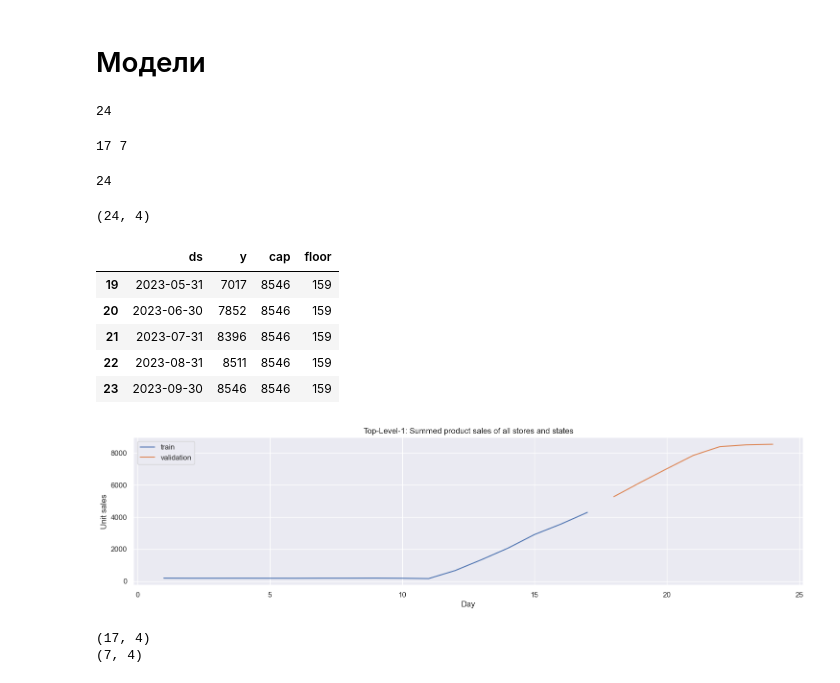
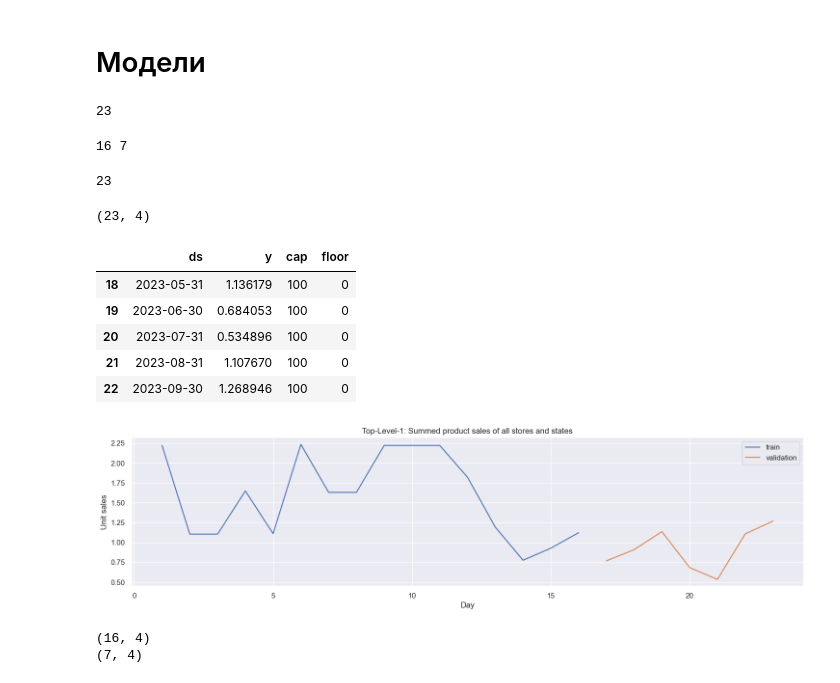
Before and after one commit to IT-Platoon/DashboardSber, a Jupyter notebook: src/notebooks/model_eq.ipynb, the cells around one changed output. Saved outputs shown, nothing was run; the diff lists cells and outputs as text; code cells hidden in the pictures.

```diff
--- a/src/notebooks/model_eq.ipynb
+++ b/src/notebooks/model_eq.ipynb
@@ -211,13 +208,13 @@ def metrics(y_true, y_pred):
 # %%
 TRAIN_END = -7
 # %%
-# timeseries = df_cr_pr.cr
+timeseries = df_cr_pr.cr
 # timeseries = df_cr_pr.pr
-timeseries = df_acquiring[series_cols].sum().values
+# timeseries = df_acquiring[series_cols].sum().values
 
 len(timeseries)
 # %% [output]
-24
+23
 # %%
 train_timeseries = timeseries[0:TRAIN_END]
 eval_timeseries = timeseries[TRAIN_END::]
@@ -226,26 +223,26 @@ print(len(train_timeseries), len(eval_timeseries))
 days = np.arange(1, len(train_timeseries) + len(eval_timeseries) + 1)
 len(days)
 # %% [output]
-17 7
+16 7
-24
+23
 # %%
 df = pd.DataFrame(series_cols[len(series_cols) - len(days):], columns=["ds"])
 df['ds'] = pd.to_datetime(df['ds'], format='%Y-%m-%d')
 df.loc[:, "y"] = timeseries
 
-df.loc[:, "cap"] = df.y.max()
-df.loc[:, "floor"] = df.y.min()
-# df.loc[:, "cap"] = 100
-# df.loc[:, "floor"] = 0
+# df.loc[:, "cap"] = df.y.max()
+# df.loc[:, "floor"] = df.y.min()
+df.loc[:, "cap"] = 100
+df.loc[:, "floor"] = 0
 
 print(df.shape)
 df.tail()
 # %% [output]
-(24, 4)
+(23, 4)
 |  | ds | y | cap | floor |
-| 19 | 2023-05-31 | 7017 | 8546 | 159 |
-| 20 | 2023-06-30 | 7852 | 8546 | 159 |
-| 21 | 2023-07-31 | 8396 | 8546 | 159 |
-| 22 | 2023-08-31 | 8511 | 8546 | 159 |
-| 23 | 2023-09-30 | 8546 | 8546 | 159 |
+| 18 | 2023-05-31 | 1.136179 | 100 | 0 |
+| 19 | 2023-06-30 | 0.684053 | 100 | 0 |
+| 20 | 2023-07-31 | 0.534896 | 100 | 0 |
+| 21 | 2023-08-31 | 1.107670 | 100 | 0 |
+| 22 | 2023-09-30 | 1.268946 | 100 | 0 |
 # %%
@@ -259,7 +256,7 @@ plt.legend()
 plt.xlabel("Day")
 plt.ylabel("Unit sales");
 # %% [output]
-[figure, old version]
+[figure, new version]
 # %%
 train_df = df.iloc[0:TRAIN_END]
 print(train_df.shape)
@@ -267,7 +264,7 @@ print(train_df.shape)
 eval_df = df.iloc[TRAIN_END::]
 print(eval_df.shape)
 # %% [output]
-(17, 4)
+(16, 4)
 (7, 4)
 # %%
 import optuna
```
Also changed, not shown: parts of 6 cells of this notebook.
